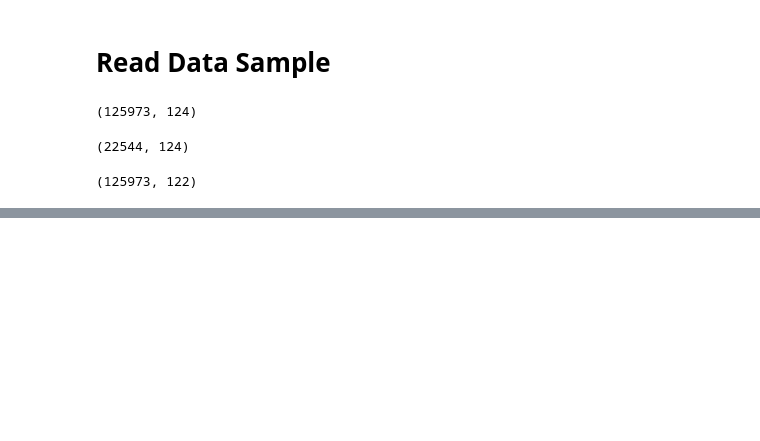
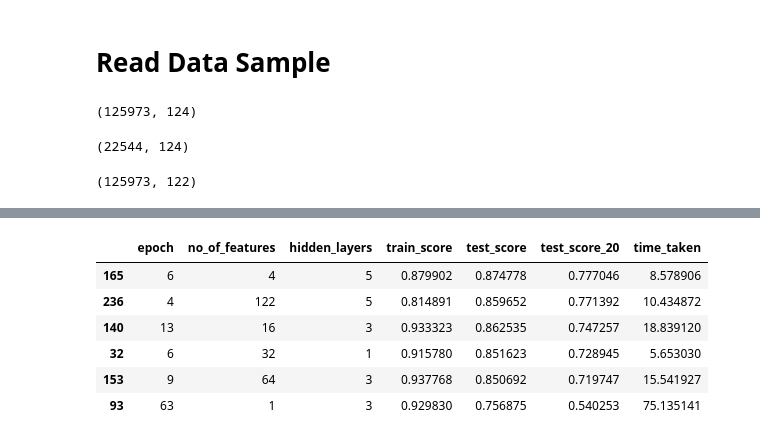
Before and after one commit to rkmalaiya/network_anomaly_detection_deep_learning, a Jupyter notebook: tf_dense_only_nsl_kdd.ipynb, the cells around one changed output, grey strips where cells are left out. Saved outputs shown, nothing was run; the diff lists cells and outputs as text; code cells hidden in the pictures; blank space fills up the shorter version.

```diff
--- a/tf_dense_only_nsl_kdd.ipynb
+++ b/tf_dense_only_nsl_kdd.ipynb
@@ -275,3 +287,15 @@ df_results = pd.DataFrame(Train.results)
+# %%
+g = df_results.groupby(by=['no_of_features'])
+idx = g['test_score_20'].transform(max) == df_results['test_score_20']
+df_results[idx].sort_values(by = 'test_score_20', ascending = False)
+# %% [output]
+|  | epoch | no_of_features | hidden_layers | train_score | test_score | test_score_20 | time_taken |
+| 165 | 6 | 4 | 5 | 0.879902 | 0.874778 | 0.777046 | 8.578906 |
+| 236 | 4 | 122 | 5 | 0.814891 | 0.859652 | 0.771392 | 10.434872 |
+| 140 | 13 | 16 | 3 | 0.933323 | 0.862535 | 0.747257 | 18.839120 |
+| 32 | 6 | 32 | 1 | 0.915780 | 0.851623 | 0.728945 | 5.653030 |
+| 153 | 9 | 64 | 3 | 0.937768 | 0.850692 | 0.719747 | 15.541927 |
+| 93 | 63 | 1 | 3 | 0.929830 | 0.756875 | 0.540253 | 75.135141 |
 # %%
 df_results.sort_values(by = 'test_score', ascending = False)
 # %% [output]
```
Also changed, not shown: parts of 7 cells of this notebook.
